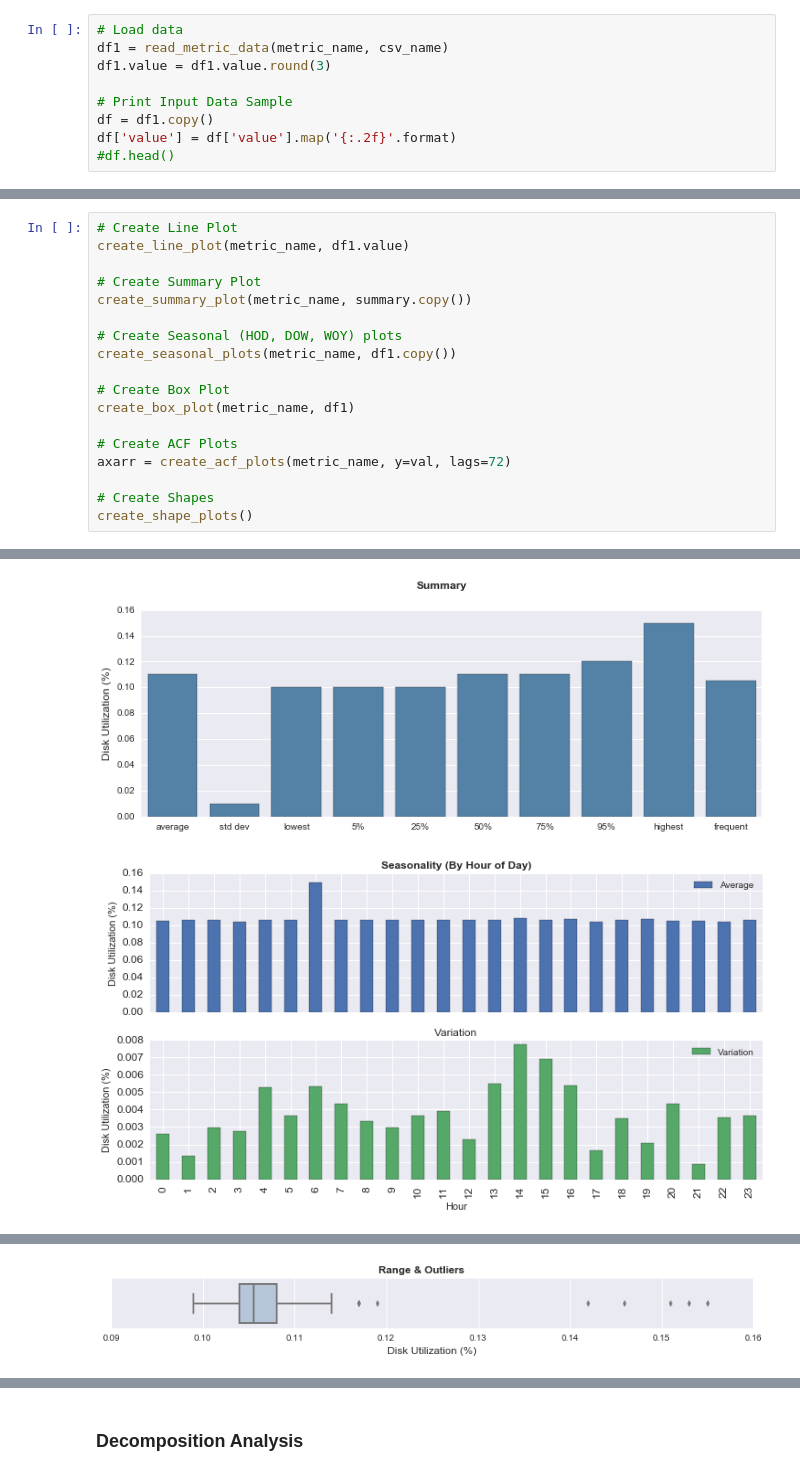
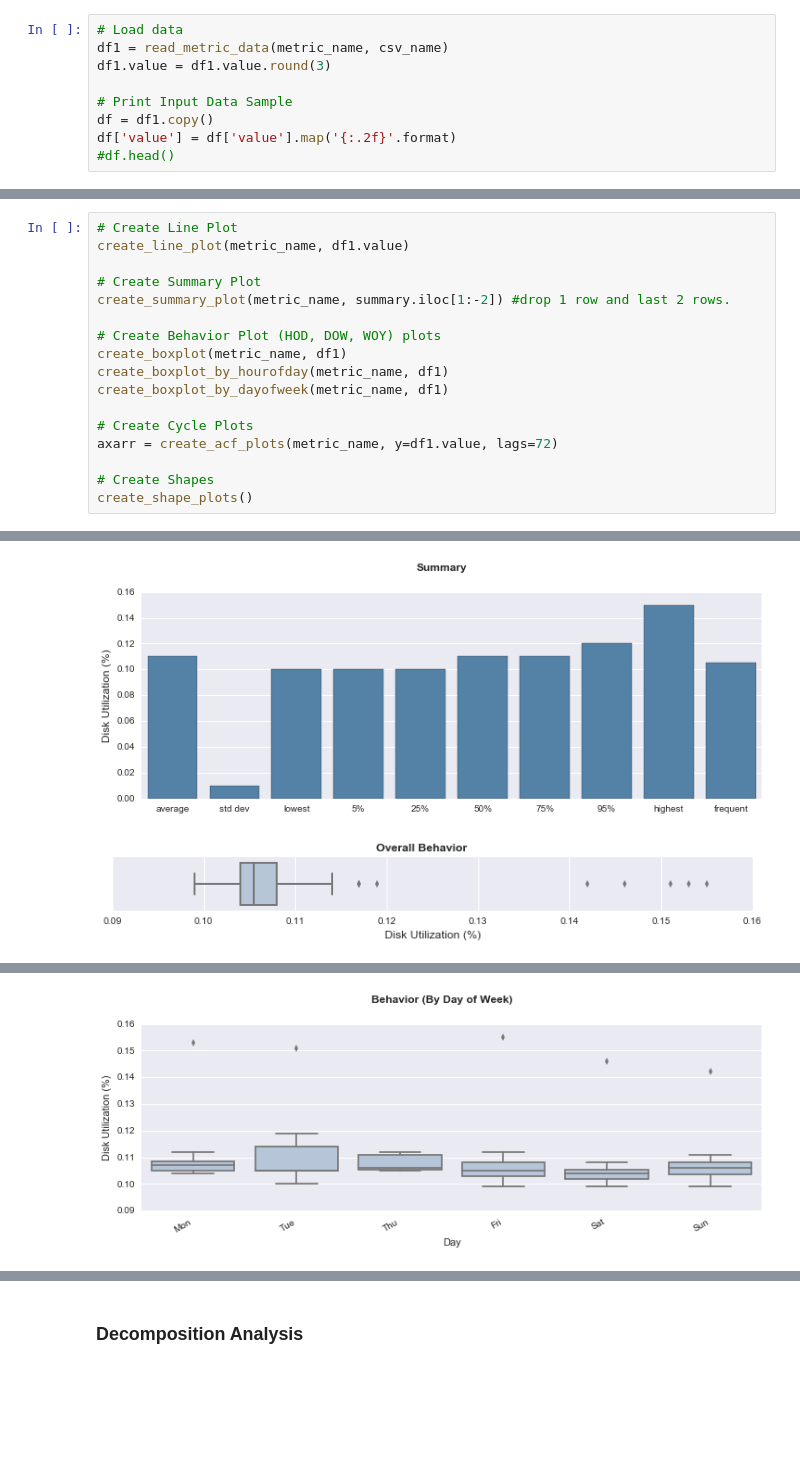
Before and after one commit to dcurrents/qresearch, a Jupyter notebook: research-metric-eda.ipynb, the cells around one changed output, grey strips where cells are left out. Cells and saved outputs as stored; diff of their text form; blank space fills up the shorter version.

```diff
--- a/research-metric-eda.ipynb
+++ b/research-metric-eda.ipynb
@@ -285,16 +284,15 @@ summary.T
 create_line_plot(metric_name, df1.value)
 
 # Create Summary Plot
-create_summary_plot(metric_name, summary.copy())
+create_summary_plot(metric_name, summary.iloc[1:-2]) #drop 1 row and last 2 rows.
 
-# Create Seasonal (HOD, DOW, WOY) plots
-create_seasonal_plots(metric_name, df1.copy())
+# Create Behavior Plot (HOD, DOW, WOY) plots
+create_boxplot(metric_name, df1)
+create_boxplot_by_hourofday(metric_name, df1)
+create_boxplot_by_dayofweek(metric_name, df1)
 
-# Create Box Plot
-create_box_plot(metric_name, df1)
-
-# Create ACF Plots
-axarr = create_acf_plots(metric_name, y=val, lags=72)
+# Create Cycle Plots
+axarr = create_acf_plots(metric_name, y=df1.value, lags=72)
 
 # Create Shapes
 create_shape_plots()
@@ -303,2 +301,2 @@ create_shape_plots()
 [figure]
-[figure, old version]
+[figure, new version]
@@ -306 +304 @@ create_shape_plots()
-[figure, old version]
+[figure, new version]
```
Also changed, not shown: parts of 14 cells of this notebook.
